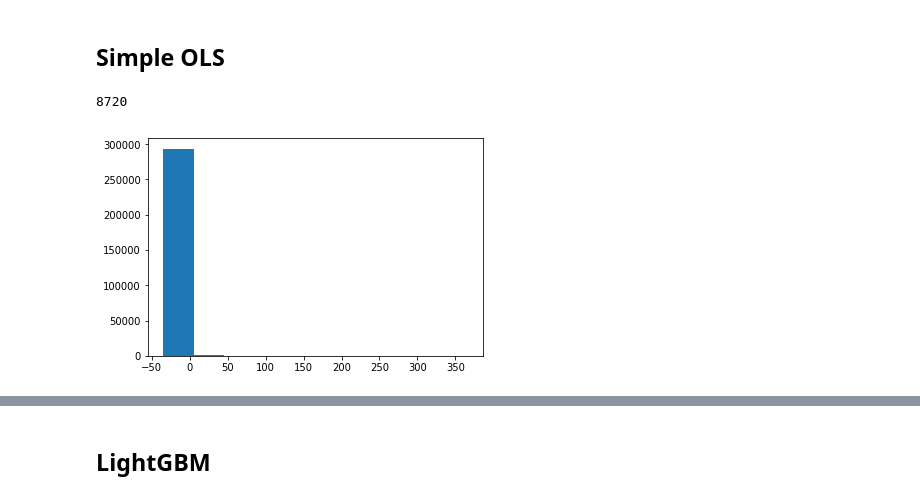
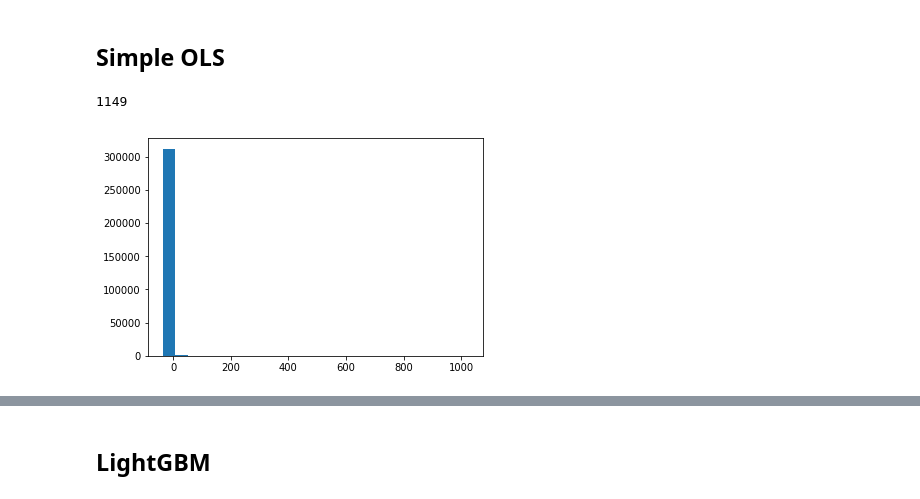
Before and after one commit to majesticfish/CS156B-Covid-Challenge, a Jupyter notebook: exploratory/Sean's Notebook/GetDataCopy.ipynb, the cells around one changed output, grey strips where cells are left out. Cells and saved outputs as stored; diff of their text form; code cells hidden in the pictures.

```diff
--- a/exploratory/Sean's Notebook/GetDataCopy.ipynb
+++ b/exploratory/Sean's Notebook/GetDataCopy.ipynb
@@ -206,11 +204,11 @@ df_new = get_XY(features, 1, 5, delta_death_counter)
 # %%
 X = df_new.iloc[:,2:-1]
 y = df_new['target'].values
-plt.hist(y);
-print(np.sum(y > 0))
+plt.hist(y,bins=25)
+print(np.sum(y > 10))
 # %% [output]
-8720
+1149
-[figure, old version]
+[figure, new version]
 # %%
 train_num = int(y.shape[0] * 0.66)
 X_test = X.iloc[train_num:]
```
Also changed, not shown: parts of 5 cells of this notebook, 1 other file.
